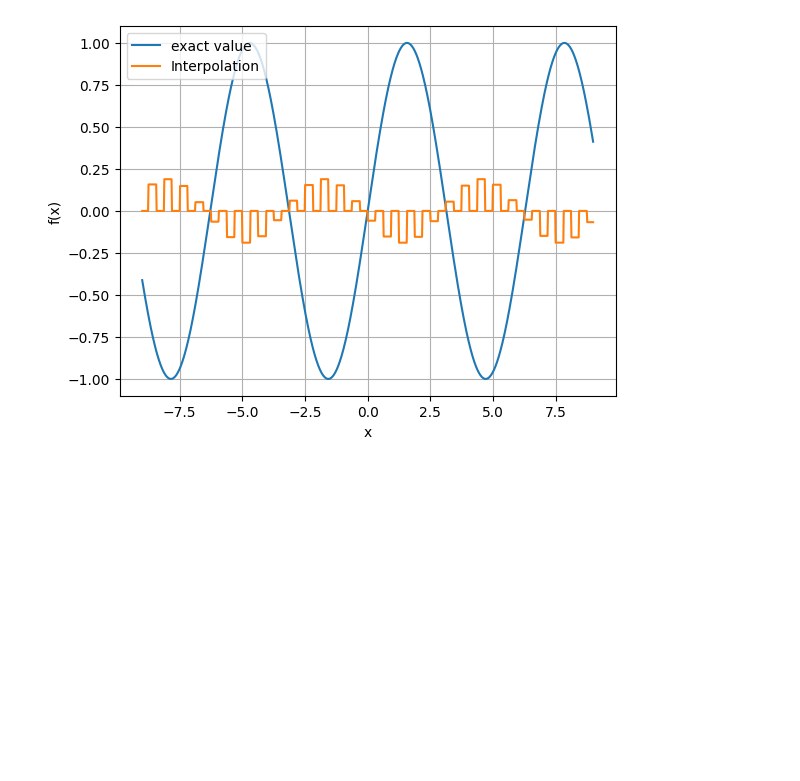
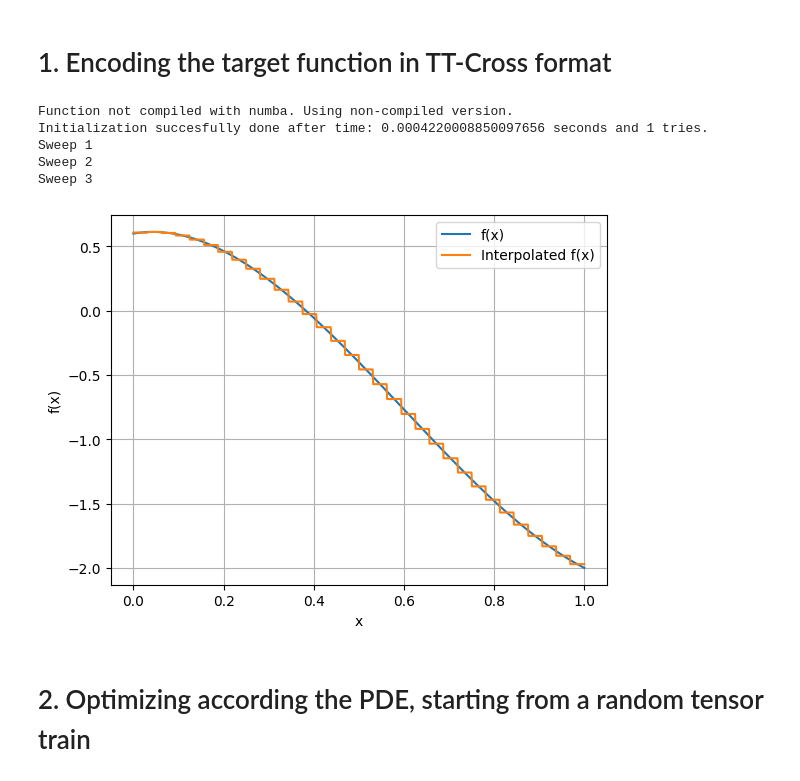
Before and after one commit to pau-torrente/py_ttcross, a Jupyter notebook: example_notebooks/pdes/multigrid_renorm.ipynb, the cells around one changed output. Drawn from its saved outputs; the diff is of its cells as text; code cells hidden in the pictures; blank space fills up the shorter version.

Commit message:
final version

```diff
--- a/example_notebooks/pdes/multigrid_renorm.ipynb
+++ b/example_notebooks/pdes/multigrid_renorm.ipynb
@@ -195,17 +0,0 @@ for tens in opt_mps:
-# %%
-x = np.linspace(interval[0] + 1, interval[1] - 1, 1000)
-
-y = [func(x_i) for x_i in x]
-
-interpolation = np.array([new_interpolator.eval(x_i) for x_i in x])
-
-plt.plot(x, y, label="exact value")
-plt.plot(x, interpolation, label="Interpolation")
-
-plt.xlabel("x")
-plt.ylabel("f(x)")
-plt.legend()
-plt.grid(True)
-plt.show()
-# %% [output]
-[figure, removed]
@@ -211,0 +11,57 @@ plt.show()
+# %%
+def target_func(x):
+    return 2 * 0.3 + 6 * 0.1 * x - 12 * 0.6 * x ** 2 + 20 * 0.2 * x ** 3
+
+def sol_func(x):
+    return (0.3 * (x ** 2)) + (0.1 * (x ** 3)) - (0.6 * x ** 4) + (0.2 * x ** 5)
+
+# def func(x):
+#     return np.sin(3 * x)
+
+# def exact_func(x):
+#     return -np.sin(3 * x)/((3 )**2)
+# %% [markdown]
+# 1. Encoding the target function in TT-Cross format
+# %%
+# interval = [-np.pi, np.pi]
+interval = [0, 1]
+d = 5
+
+target_interpolator = greedy_one_dim_func_interpolator(
+    func=target_func,
+    interval=interval,
+    d=d,
+    complex_function=False,
+    max_bond=10,
+    pivot_finder_tol=1e-8,
+    sweeps=5,
+)
+
+target_interpolator.interpolate()
+# %% [output]
+Function not compiled with numba. Using non-compiled version.
+Initialization succesfully done after time: 0.0004220008850097656 seconds and 1 tries.
+Sweep 1
+Sweep 2
+Sweep 3
+# %%
+# We can check how the TT-Cross based algorithms obtain a good interpolation of the function
+
+x = np.linspace(interval[0], interval[1], 1000)
+
+true_target = [target_func(x_i) for x_i in x]
+
+interpolation_target = np.array([target_interpolator.eval(x_i) for x_i in x])
+
+plt.plot(x, true_target, label="f(x)")
+plt.plot(x, interpolation_target, label="Interpolated f(x)")
+
+plt.xlabel("x")
+plt.ylabel("f(x)")
+plt.legend()
+plt.grid(True)
+plt.show()
+# %% [output]
+[figure, added]
+# %% [markdown]
+# 2. Optimizing according the PDE, starting from a random tensor train
```
Also changed, not shown: parts of 30 cells of this notebook, 6 other files.
